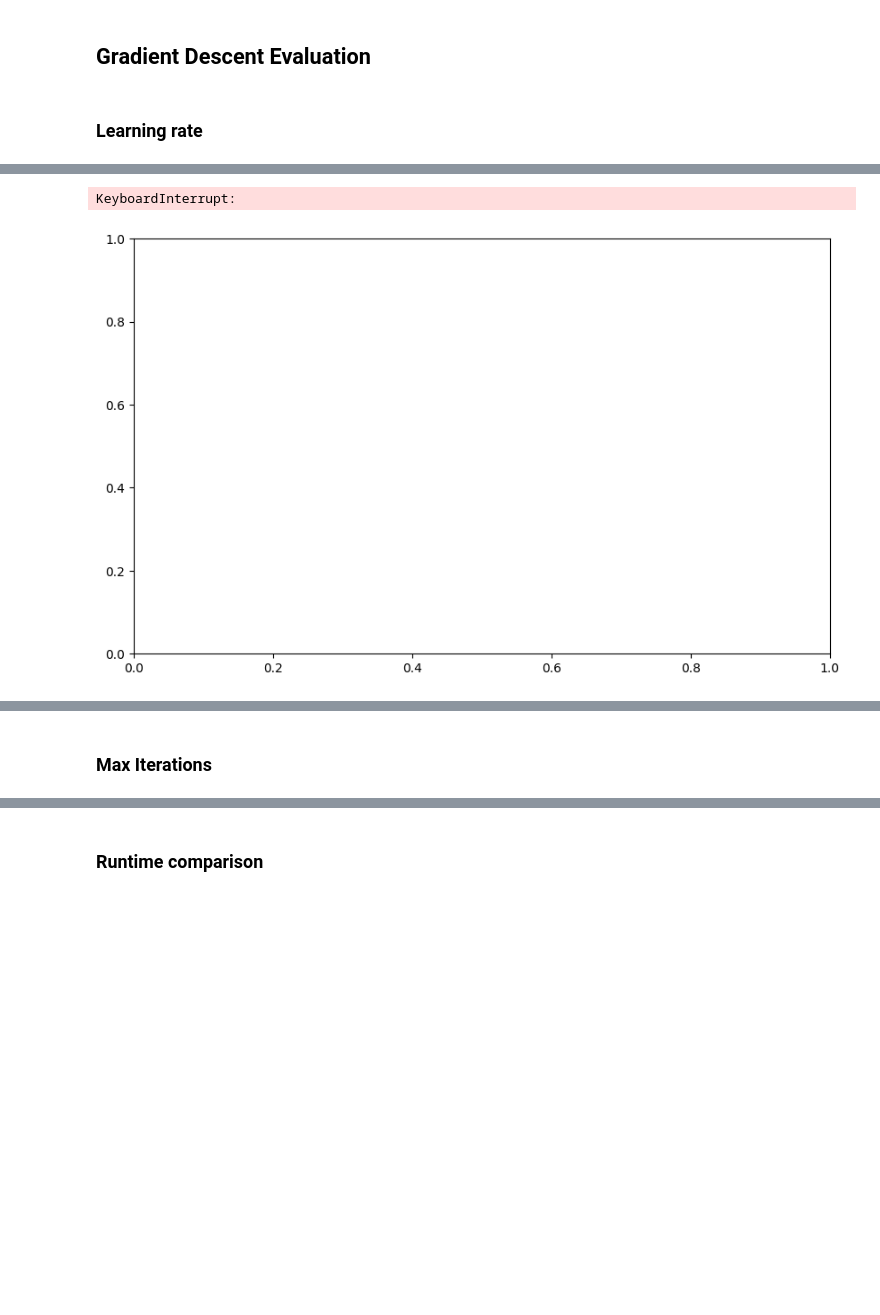
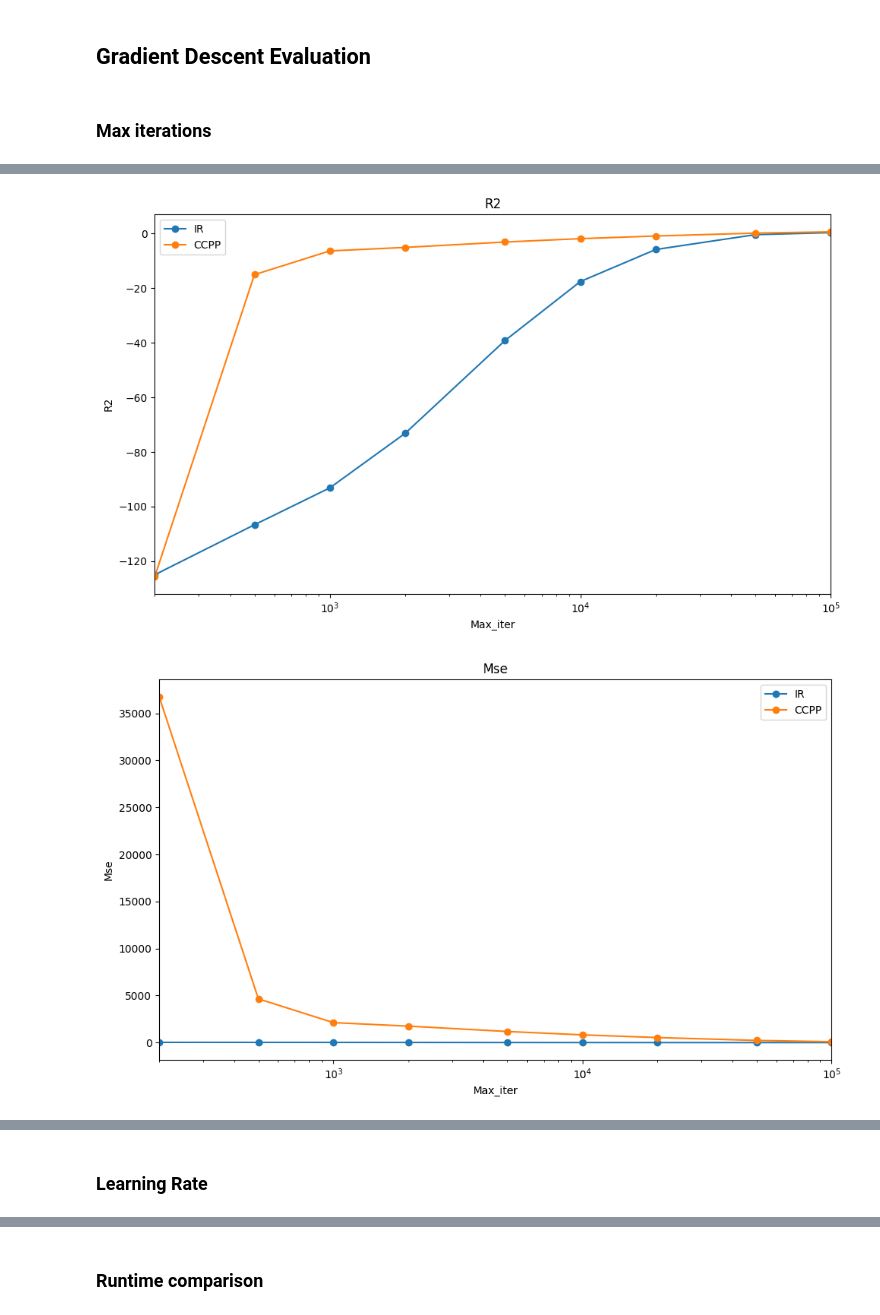
Before and after one commit to Maustrian3/ML24, a Jupyter notebook: exercise-2/ex2-evaluation.ipynb, the cells around one changed output, grey strips where cells are left out. Saved outputs shown, nothing was run; the diff lists cells and outputs as text; code cells hidden in the pictures; blank space fills up the shorter version.

Commit message:
Hyperparameter iteration for gradient descent done

```diff
--- a/exercise-2/ex2-evaluation.ipynb
+++ b/exercise-2/ex2-evaluation.ipynb
@@ -187,7 +266,7 @@ knn_reg = neighbors.KNeighborsRegressor(20)
 # %% [markdown]
 ## Gradient Descent Evaluation
 # %% [markdown]
-### Learning rate
+### Max iterations
 # %%
 import numpy as np
 
@@ -196,48 +275,82 @@ reload(evaluator)
 ir_y_train = ir_y_train.astype(float)
 ir_y_test = ir_y_test.astype(float)
 
-alpha = 0.001
+learning_rate = 0.001
 
 hyperparameters_my_gd = {
     #'max_iter': 1000,
-    'alpha': alpha,
+    'learning_rate': learning_rate,
 }
 
 hyperparameters_sgd = {
     #'max_iter':1000,
-    'alpha': alpha,
-    'eta0': alpha,
+    'eta0': learning_rate,
     'loss': 'squared_error',
     'learning_rate': 'constant',
     'tol': None,
-    'shuffle':False,
+    'shuffle': False,
     'penalty': None,
 }
 
-
 base_values = [100, 200, 500]
 scaled_values = base_values.copy()
-# for i in range(1, 3):
-#     for value in base_values:
-#         scaled_values.append(value * (10 ** i))
-# scaled_values.append(100000)
-# scaled_values.pop(0)  # Remove 100 as its not a useful max_iter value
+for i in range(1, 3):
+    for value in base_values:
+        scaled_values.append(value * (10 ** i))
+scaled_values.append(100000)
+scaled_values.pop(0)  # Remove 100 as its not a useful max_iter value
 
 hyperparameters_iterator = {'max_iter': scaled_values}
 
+# Remove large values as dataset bf is too large to run algorithms with such large max_iter
+bf_scaled_values = [x for x in scaled_values if x not in [10000, 20000, 50000, 100000]]
+
+bf_hyperparameters_iterator = {'max_iter': bf_scaled_values}
+
+# MyGDRegressor
+
 ir_max_iter_my_sg_regressor = evaluator.evaluate2(MyGDRegressor,
-                                                  ir_X_train, ir_y_train, ir_X_test, ir_y_test,
-                                                  hyperparameters=hyperparameters_my_gd,
-                                                  hyperparameters_iterate=hyperparameters_iterator)
+                                                       ir_X_train, ir_y_train, ir_X_test, ir_y_test,
+                                                       hyperparameters=hyperparameters_my_gd,
+                                                       hyperparameters_iterate=hyperparameters_iterator)
+
+ccpp_max_iter_my_sg_regressor = evaluator.evaluate2(MyGDRegressor,
+                                                       ccpp_X_train, ccpp_y_train, ccpp_X_test, ccpp_y_test,
+                                                       hyperparameters=hyperparameters_my_gd,
+                                                       hyperparameters_iterate=hyperparameters_iterator)
+
+# bf_max_iter_my_sg_regressor = evaluator.evaluate2(MyGDRegressor,
+#                                                   bf_X_train, bf_y_train, bf_X_test, bf_y_test,
+#                                                   hyperparameters=hyperparameters_my_gd,
+#                                                   hyperparameters_iterate=bf_hyperparameters_iterator)
+
+# Sklearn SGDRegressor
 
 ir_max_iter_sgd_regressor = evaluator.evaluate2(SGDRegressor,
-                                                ir_X_train, ir_y_train, ir_X_test, ir_y_test,
-                                                hyperparameters=hyperparameters_sgd,
-                                                hyperparameters_iterate=hyperparameters_iterator)
+                                                       ir_X_train, ir_y_train, ir_X_test, ir_y_test,
+                                                       hyperparameters=hyperparameters_sgd,
+                                                       hyperparameters_iterate=hyperparameters_iterator)
 
-# evaluator.draw_diagram2_list({"gradient": ir_max_iter_my_sg_regressor}, x_axis='max_iter', y_axis=['R2', 'MSE', 'time'], logaritmic=True)
+ccpp_max_iter_sgd_regressor = evaluator.evaluate2(SGDRegressor,
+                                                       ccpp_X_train, ccpp_y_train, ccpp_X_test, ccpp_y_test,
+                                                       hyperparameters=hyperparameters_sgd,
+                                                       hyperparameters_iterate=hyperparameters_iterator)
 
-evaluator.draw_diagram2_with_multiple_lines([ir_max_iter_my_sg_regressor, ir_max_iter_sgd_regressor], x_axis='max_iter', y_axis=['R2', 'MSE', 'time'],logaritmic=True)
+# bf_max_iter_sgd_regressor = evaluator.evaluate2(SGDRegressor,
+#                                                 bf_X_train, bf_y_train, bf_X_test, bf_y_test,
+#                                                 hyperparameters=hyperparameters_sgd,
+#                                                 hyperparameters_iterate=bf_hyperparameters_iterator)
+
+# Draw diagrams for IR and CCPP datasets:
+
+evaluator.draw_diagram2_list({"IR": ir_max_iter_my_sg_regressor, "CCPP": ccpp_max_iter_my_sg_regressor}, x_axis='max_iter', y_axis=['R2', 'MSE', 'time'], logaritmic=True)
+
+evaluator.draw_diagram2_list({"IR": ir_max_iter_sgd_regressor, "CCPP": ccpp_max_iter_sgd_regressor}, x_axis='max_iter', y_axis=['R2', 'MSE', 'time'], logaritmic=True)
+
+# Draw diagram for BF dataset
+# evaluator.draw_diagram2_list(
+#     {"BF - Custom": bf_max_iter_my_sg_regressor, "BF - Sklearn": bf_max_iter_sgd_regressor},
+#     x_axis='max_iter', y_axis=['R2', 'MSE', 'time'], logaritmic=True)
 # %% [output]
 ================================================================================
 Evaluating Model:  MyGDRegressor
@@ -258,3 +371,3 @@ MSE:  0.0890143437270026
 ================================================================================
-KeyboardInterrupt:
-[figure, old version]
+[figure, new version]
+[figure, added]
@@ -261,2 +378,2 @@ KeyboardInterrupt:
 # %% [markdown]
-### Max Iterations
+### Learning Rate
```
Also changed, not shown: parts of 13 cells of this notebook, 2 other files.
